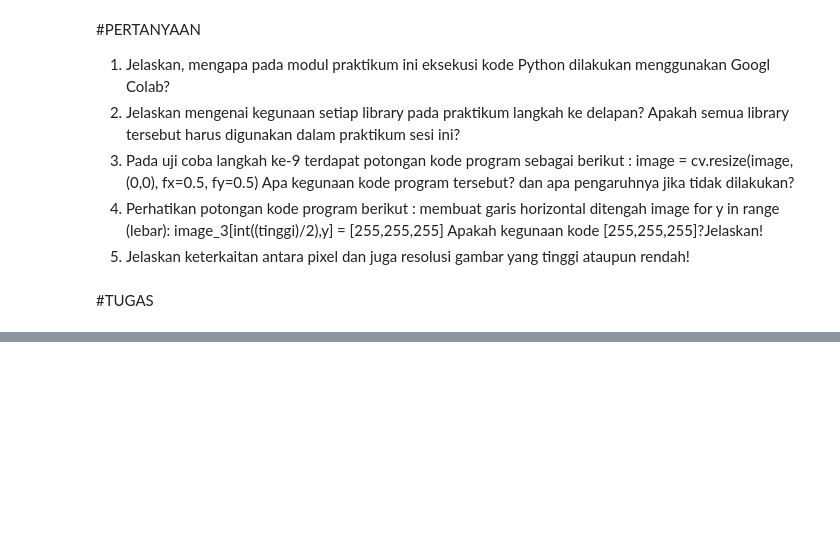
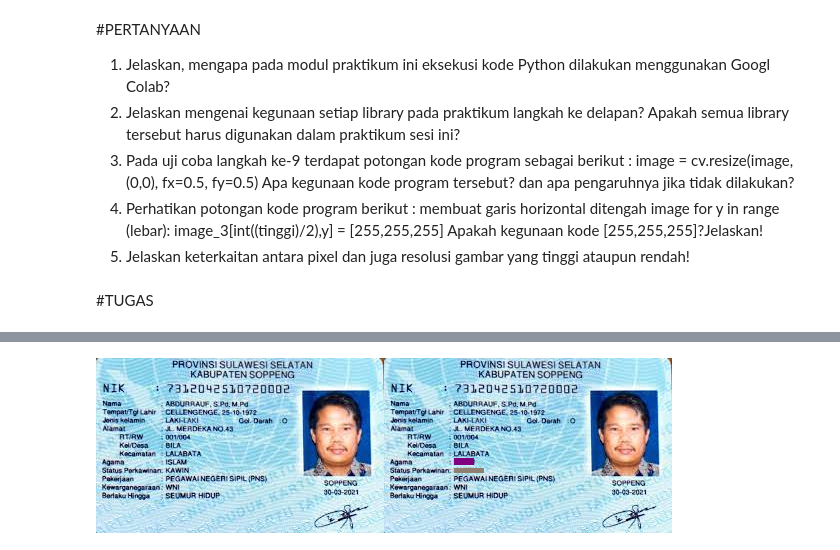
Before and after one commit to serliputri/PCVK_Ganjil_2023, a Jupyter notebook: Ser_PCVK_Week1.ipynb, the cells around one changed output, grey strips where cells are left out. Cells and saved outputs as stored; diff of their text form; code cells hidden in the pictures; blank space fills up the shorter version.

```diff
--- a/Ser_PCVK_Week1.ipynb
+++ b/Ser_PCVK_Week1.ipynb
@@ -84,0 +135,16 @@ cv2_imshow(final_frame)
+# %%
+img_4s = np.copy(img_4)
+#tutup bagian agama
+for y in range (70,90):
+  for x in range (100,107):
+    img_4s[x,y] = [128,0,128] #kode warna ungu
+
+#tutup bagian status kawin
+img_4ss = np.copy(img_4s)
+for y in range (70,100):
+  for x in range (110,115):
+    img_4ss[x,y] = [112,128,144] #kode warna abu-abu
+final_frame = cv.hconcat((img_4, img_4ss))
+cv2_imshow(final_frame)
+# %% [output]
+[figure, added]
```
Also changed, not shown: parts of 10 cells of this notebook.
